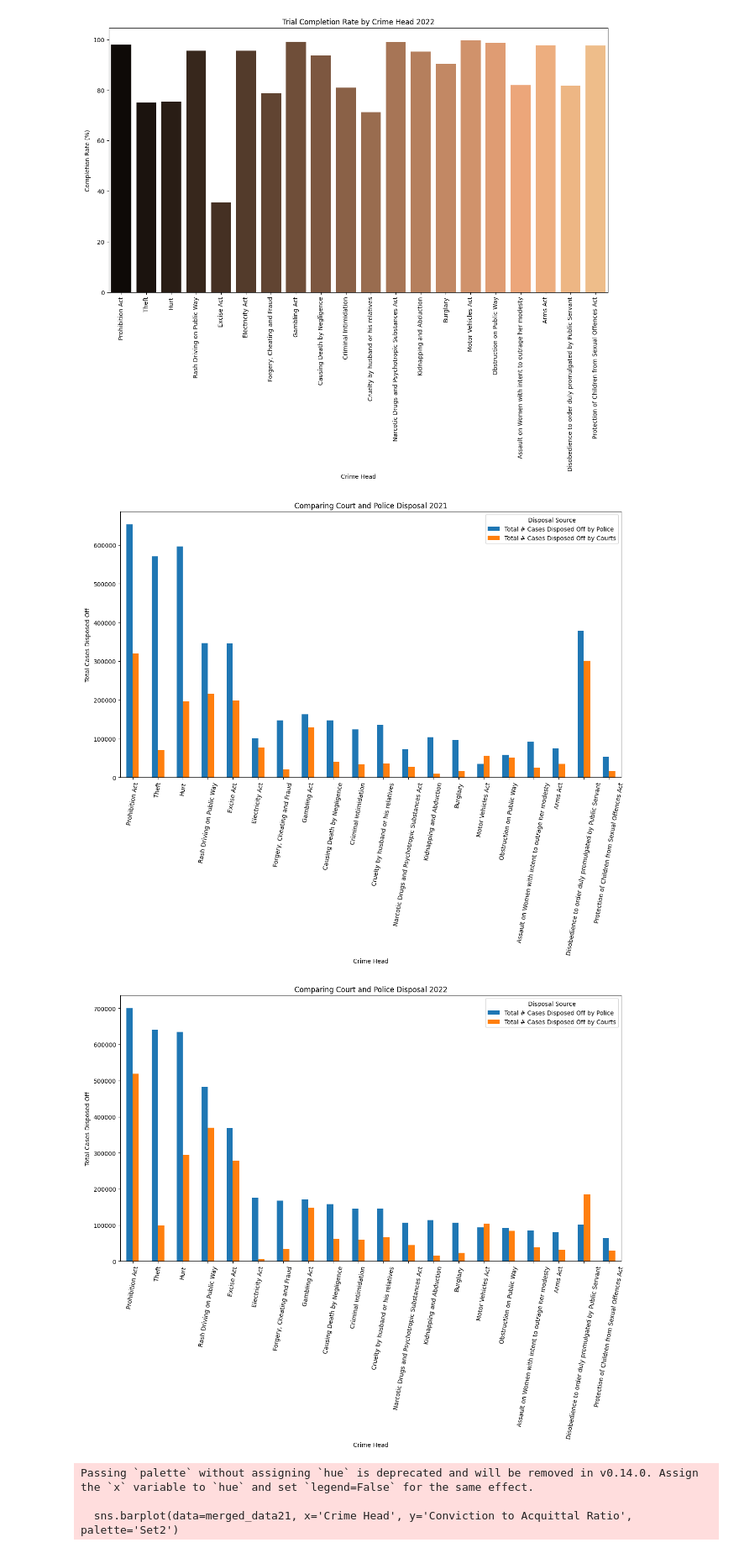
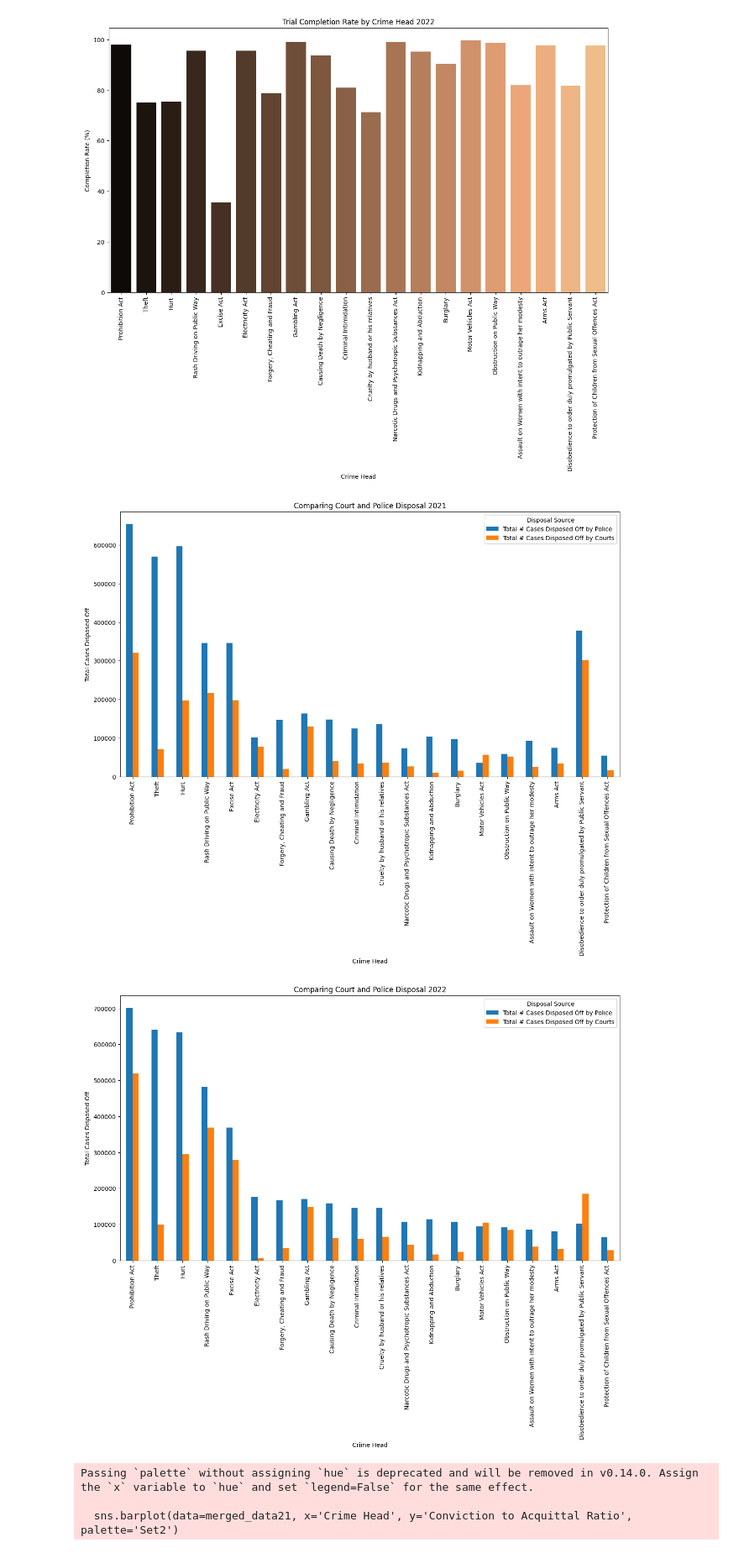
Before and after one commit to EDA-Crime-In-India/crime_data_analysis, a Jupyter notebook: codes/2_Crime_Head_wise_Police_and_court_disposal_of_Cases.ipynb, the cells around one changed output. Shown at 84% size. Saved outputs shown, nothing was run; the diff lists cells and outputs as text; code cells hidden in the pictures.

```diff
--- a/codes/2_Crime_Head_wise_Police_and_court_disposal_of_Cases.ipynb
+++ b/codes/2_Crime_Head_wise_Police_and_court_disposal_of_Cases.ipynb
@@ -149,24 +132,22 @@ Passing `palette` without assigning `hue` is deprecated and will be removed in v
   sns.barplot(data=merged_data22, x='Crime Head', y='Trial Completion Rate (%)', palette='copper')
 [figure]
 # %%
-# Plot side-by-side bar charts comparing total cases disposed off by police vs courts
 comparison = merged_data21[['Crime Head', 'Total # Cases Disposed Off by Police', 'Total # Cases Disposed Off by Courts']]
 comparison.set_index('Crime Head').plot(kind='bar',figsize=(15, 8))
 plt.title('Comparing Court and Police Disposal 2021')
 plt.ylabel('Total Cases Disposed Off')
-plt.xticks(rotation=80)
+plt.xticks(rotation=90)
 plt.legend(title='Disposal Source')
 plt.show()
 
-# Plot side-by-side bar charts comparing total cases disposed off by police vs courts
 comparison = merged_data22[['Crime Head', 'Total # Cases Disposed Off by Police', 'Total # Cases Disposed Off by Courts']]
 comparison.set_index('Crime Head').plot(kind='bar',figsize=(15, 8))
 plt.title('Comparing Court and Police Disposal 2022')
 plt.ylabel('Total Cases Disposed Off')
-plt.xticks(rotation=80)
+plt.xticks(rotation=90)
 plt.legend(title='Disposal Source')
 plt.show()
 # %% [output]
-[figure, old version]
+[figure, new version]
-[figure, old version]
+[figure, new version]
 # %%
```
Also changed, not shown: parts of 7 cells of this notebook, 3 other files.
